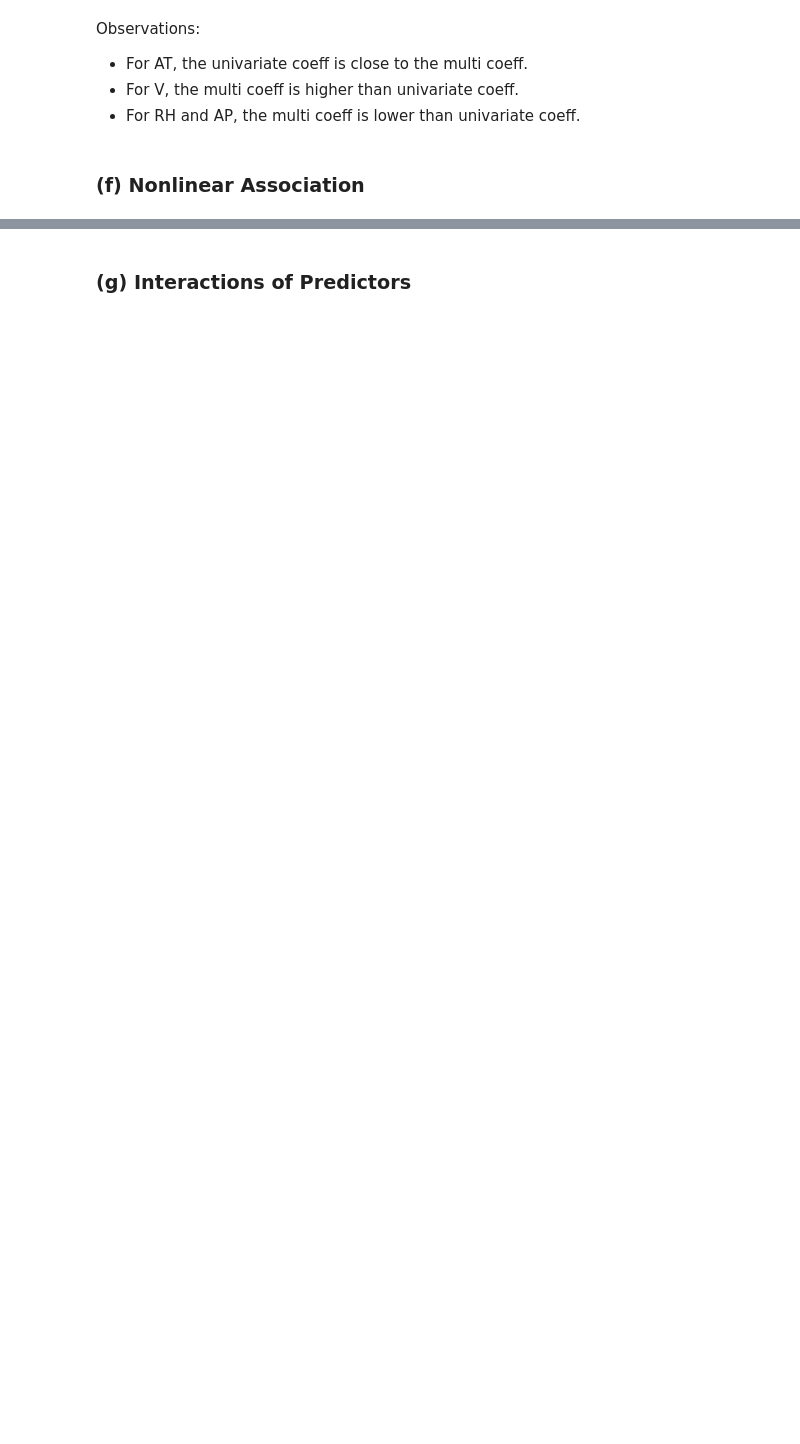
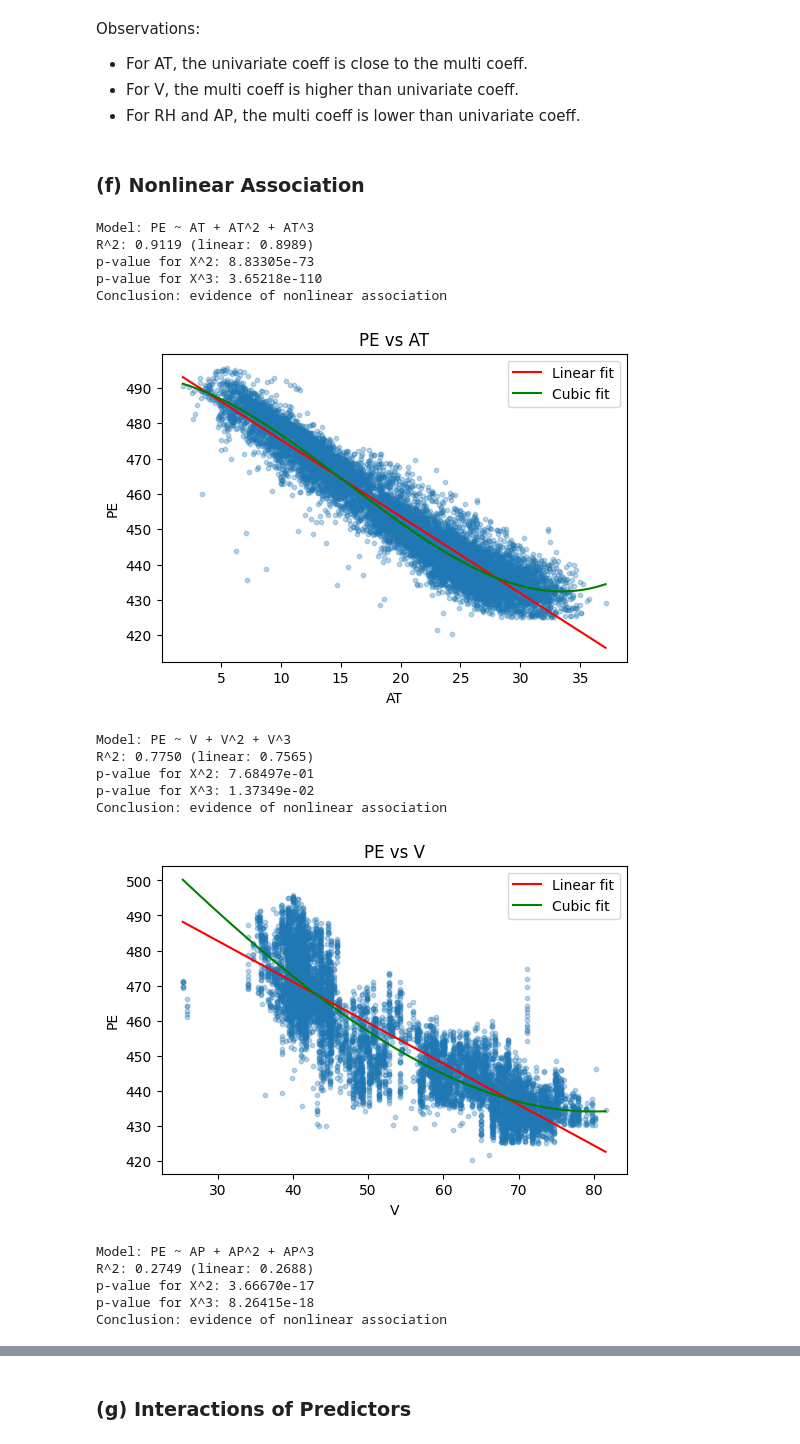
Before and after one commit to cxieusc/DSCI_552_HW2, a Jupyter notebook: notebook/Chong_Xie_HW2.ipynb, the cells around one changed output, grey strips where cells are left out. Drawn from its saved outputs; the diff is of its cells as text; code cells hidden in the pictures; blank space fills up the shorter version.

```diff
--- a/notebook/Chong_Xie_HW2.ipynb
+++ b/notebook/Chong_Xie_HW2.ipynb
@@ -221,3 +221,64 @@ Observations:
 - For RH and AP, the multi coeff is lower than univariate coeff.
 # %% [markdown]
 ### (f) Nonlinear Association
+# %%
+resp = 'PE'
+nonlinear_parameters = []
+
+for predictor in ['AT', 'V', 'AP', 'RH']:
+    X = pd.DataFrame({
+        'X':  df[predictor],
+        'X2': df[predictor] ** 2,
+        'X3': df[predictor] ** 3
+    })
+    y = df[resp]
+
+    model = sm.OLS(y, sm.add_constant(X)).fit()
+    linear_model = sm.OLS(y, sm.add_constant(df[[predictor]])).fit()
+
+    nonlinear_parameters.append((predictor, linear_model.rsquared, model.rsquared,
+                                 model.pvalues['X2'], model.pvalues['X3']))
+
+    print(f"Model: {resp} ~ {predictor} + {predictor}^2 + {predictor}^3")
+    print(f"R^2: {model.rsquared:.4f} (linear: {linear_model.rsquared:.4f})")
+    print(f"p-value for X^2: {model.pvalues['X2']:.5e}")
+    print(f"p-value for X^3: {model.pvalues['X3']:.5e}")
+
+    if model.pvalues['X2'] < 0.05 or model.pvalues['X3'] < 0.05:
+        print("Conclusion: evidence of nonlinear association")
+    else:
+        print("Conclusion: no evidence of nonlinear association")
+
+    # scatter plot + linear fit vs cubic fit
+    x_grid = np.linspace(df[predictor].min(), df[predictor].max(), 200)
+    grid = sm.add_constant(pd.DataFrame({'X': x_grid, 'X2': x_grid ** 2, 'X3': x_grid ** 3}))
+    cubic_line  = model.predict(grid)
+    linear_line = linear_model.predict(sm.add_constant(pd.DataFrame({predictor: x_grid})))
+
+    plt.figure(figsize=(6, 4))
+    plt.scatter(df[predictor], df[resp], alpha=0.3, s=10)
+    plt.plot(x_grid, linear_line, color='red', label='Linear fit')
+    plt.plot(x_grid, cubic_line, color='green', label='Cubic fit')
+    plt.title(f"{resp} vs {predictor}")
+    plt.xlabel(predictor)
+    plt.ylabel(resp)
+    plt.legend()
+    plt.show()
+# %% [output]
+Model: PE ~ AT + AT^2 + AT^3
+R^2: 0.9119 (linear: 0.8989)
+p-value for X^2: 8.83305e-73
+p-value for X^3: 3.65218e-110
+Conclusion: evidence of nonlinear association
+[figure, added]
+Model: PE ~ V + V^2 + V^3
+R^2: 0.7750 (linear: 0.7565)
+p-value for X^2: 7.68497e-01
+p-value for X^3: 1.37349e-02
+Conclusion: evidence of nonlinear association
+[figure, added]
+Model: PE ~ AP + AP^2 + AP^3
+R^2: 0.2749 (linear: 0.2688)
+p-value for X^2: 3.66670e-17
+p-value for X^3: 8.26415e-18
+Conclusion: evidence of nonlinear association
```
Also changed, not shown: parts of 5 cells of this notebook.
